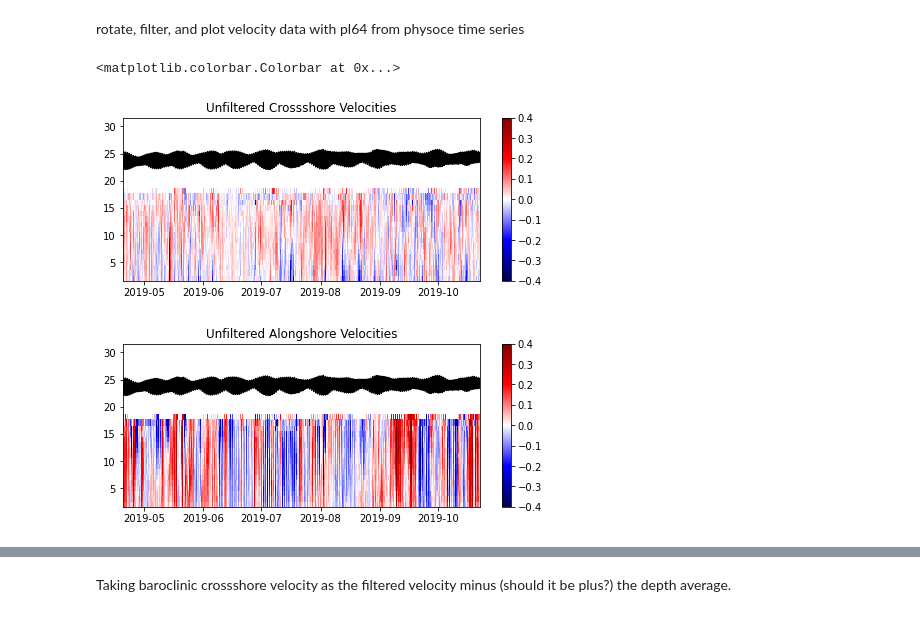
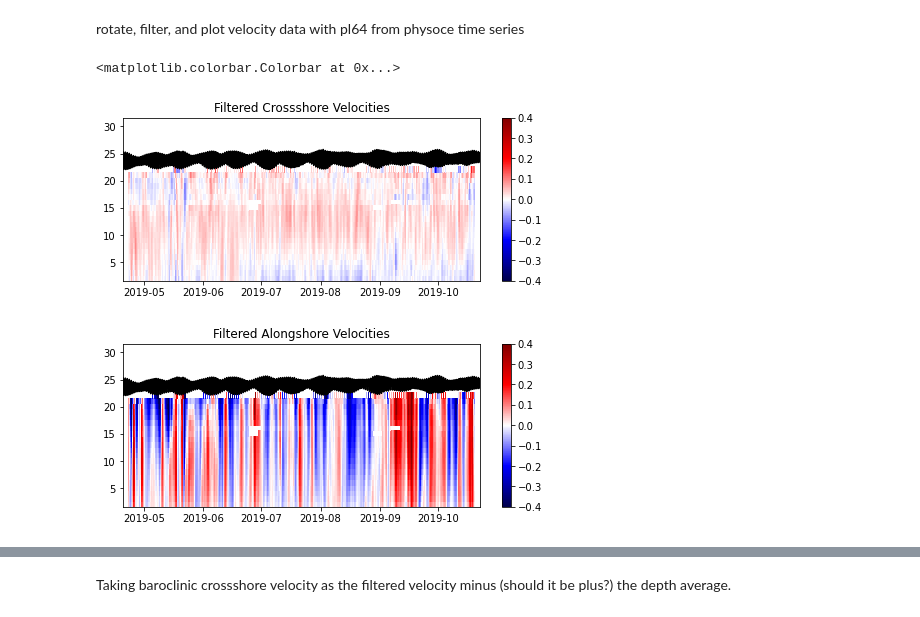
Before and after one commit to ascherer97/REU21, a Jupyter notebook: inshore_adcp_analysis.ipynb, the cells around one changed output, grey strips where cells are left out. Cells and saved outputs as stored; diff of their text form; code cells hidden in the pictures.

```diff
--- a/inshore_adcp_analysis.ipynb
+++ b/inshore_adcp_analysis.ipynb
@@ -103,7 +85,7 @@ plt.xlim([t1,t2])
 [figure]
 [figure]
 # %%
-good = (ds['bin_depths'] > 7)
+good = (ds['bin_depths'] > 3)
 
 plt.figure(figsize=(8,3))
 plt.pcolor(ds['time'],ds['bin_height'],
@@ -116,10 +98,12 @@ plt.pcolor(ds['time'],ds['bin_height'],ds['u'].T,cmap='seismic', shading='auto')
 plt.plot(ds['time'],ds['depth_from_pressure'],'k-') # convert from dPa to dbar
 plt.clim([-0.4,0.4])
 plt.colorbar()
+plt.title('eastern water velocity')
 
 plt.figure(figsize=(8,3))
 plt.pcolor(ds['time'],ds['bin_height'],ds['u'].where(good).T,cmap='seismic', shading='auto')
 plt.plot(ds['time'],ds['depth_from_pressure'],'k-') # convert from dPa to dbar
 plt.clim([-0.4,0.4])
 plt.colorbar()
+plt.title('eastern water velocity')
 # %% [output]
@@ -258,0 +129,9 @@ plt.xlim([t1,t2])
+# %%
+#to perform filtering, first assign new data array with pl64 applied to each cross shore/along shore data
+#then merge this data array with the main dataset
+temp = xr.DataArray(ts.pl64(ds['u'],0.5),coords=(ds['obs'],ds['bin']),dims=('obs','bin'),
+                    name='u_fil')
+ds = ds.merge(temp)
+temp = xr.DataArray(ts.pl64(ds['v'],0.5),coords=(ds['obs'],ds['bin']),dims=('obs','bin'),
+                    name='v_fil')
+ds = ds.merge(temp)
@@ -259,22 +194,22 @@ plt.xlim([t1,t2])
 # %% [markdown]
 rotate, filter, and plot velocity data with pl64 from physoce time series
 # %%
-ds['cs'],ds['as'] = rot(ds['u'],ds['v'],-theta+90)
+ds['cs_fil'],ds['as_fil'] = rot(ds['u_fil'],ds['v_fil'],-theta+90)
 
 plt.figure(figsize=(8,3))
-plt.pcolor(ds['time'],ds['bin_height'],ds['cs'].where(good).T,cmap='seismic', shading='auto')
+plt.pcolor(ds['time'],ds['bin_height'],ds['cs_fil'].where(good).T,cmap='seismic', shading='auto')
 plt.plot(ds['time'],ds['depth_from_pressure'],'k-') # convert from dPa to dbar
 plt.clim([-0.4,0.4])
-plt.title('Unfiltered Crossshore Velocities')
+plt.title('Filtered Crossshore Velocities')
 plt.colorbar()
 
 plt.figure(figsize=(8,3))
-plt.pcolor(ds['time'],ds['bin_height'],ds['as'].where(good).T,cmap='seismic', shading='auto')
+plt.pcolor(ds['time'],ds['bin_height'],ds['as_fil'].where(good).T,cmap='seismic', shading='auto')
 plt.plot(ds['time'],ds['depth_from_pressure'],'k-') # convert from dPa to dbar
 plt.clim([-0.4,0.4])
-plt.title('Unfiltered Alongshore Velocities')
+plt.title('Filtered Alongshore Velocities')
 plt.colorbar()
 # %% [output]
 <matplotlib.colorbar.Colorbar at 0x...>
-[figure, old version]
+[figure, new version]
-[figure, old version]
+[figure, new version]
```
Also changed, not shown: parts of 23 cells of this notebook.
